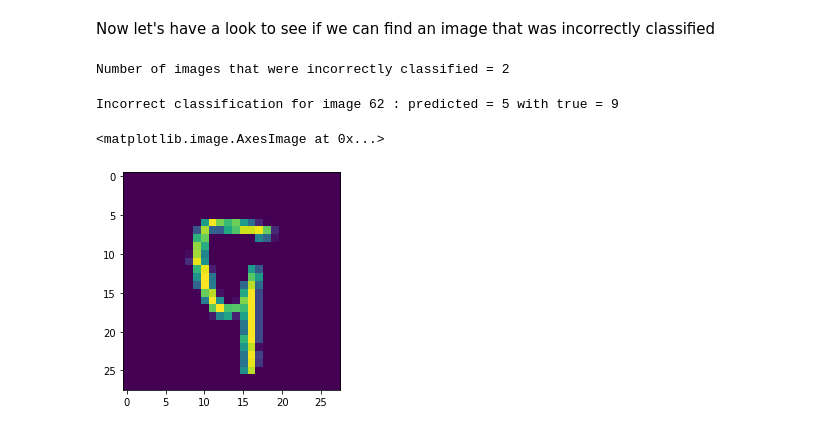
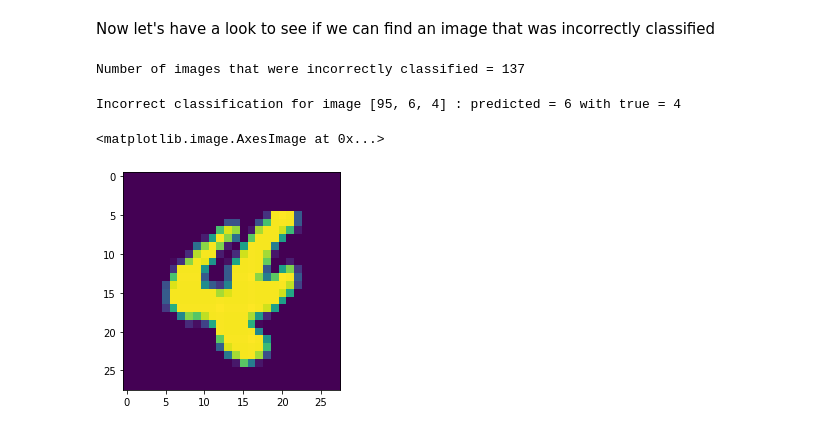
Before and after one commit to lhwhitehead/TutorialDL, a Jupyter notebook: solutions/tensorflow_CNN_tutorial_solution.ipynb, the cells around one changed output. Drawn from its saved outputs; the diff is of its cells as text; code cells hidden in the pictures.

```diff
--- a/solutions/tensorflow_CNN_tutorial_solution.ipynb
+++ b/solutions/tensorflow_CNN_tutorial_solution.ipynb
@@ -238,7 +238,7 @@ model.compile(loss=loss_function, optimizer=optimiser, metrics=['accuracy'])
 # Train the model using the training data with the true target outputs
 model.fit(x_train, y_train,
           batch_size = batch_size,
-          epochs = epochs,
+          epochs = 5,
           verbose = 1,
           validation_data = (x_test, y_test))
 
@@ -253,39 +257,29 @@ Test accuracy: 0.9804999828338623
 # %% [markdown]
 Now let's have a look to see if we can find an image that was incorrectly classified
-# %%
-# Make a list of incorrect classifications
-incorrect_indices = []
-# By default, let's check one hundred images. You can check more, up to the
-# value of testing_size.
-for i in range(0,100):
-  # In order to pass a single image to the CNN, we have to use a small trick.
-  # This is because the CNN expects N images, but by requesting a single
-  # image we lose this dimension: (N,28,28,1) -> (28,28,1). We use the numpy
-  # reshape function to get it back
-  this_image = x_test[i].reshape(1,28,28,1)
-  raw_prediction = model.predict(this_image)
-  # Remember the raw output from the CNN gives us an array of scores. We want
-  # to select the highest one as our prediction. We need to do the same thing
-  # for the truth too since we converted our numbers to a categorical
-  # representation earlier. We use the np.argmax() function for this
-  prediction = np.argmax(raw_prediction)
-  truth = np.argmax(y_test[i])
-  if prediction != truth:
-    incorrect_indices.append([i,prediction,truth])
-print('Number of images that were incorrectly classified =',len(incorrect_indices))
-# %% [output]
-Number of images that were incorrectly classified = 2
+# %%
+# Make a list of incorrect classifications
+incorrect_indices = []
+for i in range(0,testing_size):
+  # Note the reshape here that we can use to prevent losing a dimension when
+  # choosing a specific element of the array
+  prediction = np.argmax(model.predict(x_test[i].reshape(1,28,28,1)))
+  truth = np.argmax(y_test[i])
+  if prediction != truth:
+    incorrect_indices.append([i,prediction,truth])
+print('Number of images that were incorrectly classified =',len(incorrect_indices))
+# %% [output]
+Number of images that were incorrectly classified = 137
 # %%
 # Now you can modify this part to draw different images from the failures list
 # The reshape just removes the depth dimension for drawing
-im = 0
+im = 1
 image_to_plot = x_test[incorrect_indices[im][0]].reshape(28,28)
 fig, ax = plot.subplots(1, 1)
-print('Incorrect classification for image',incorrect_indices[im][0],
+print('Incorrect classification for image',incorrect_indices[im],
       ': predicted =',incorrect_indices[im][1],
       'with true =',incorrect_indices[im][2])
 ax.imshow(image_to_plot.reshape((28,28)))
 # %% [output]
-Incorrect classification for image 62 : predicted = 5 with true = 9
+Incorrect classification for image [95, 6, 4] : predicted = 6 with true = 4
 <matplotlib.image.AxesImage at 0x...>
-[figure, old version]
+[figure, new version]
```
Also changed, not shown: parts of 5 cells of this notebook.
